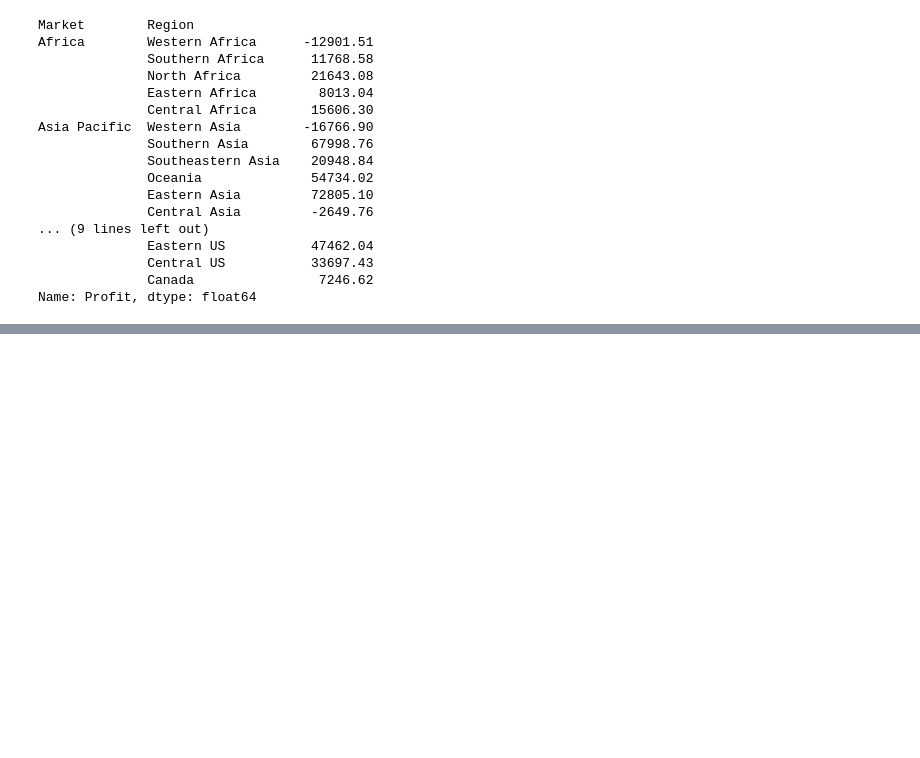
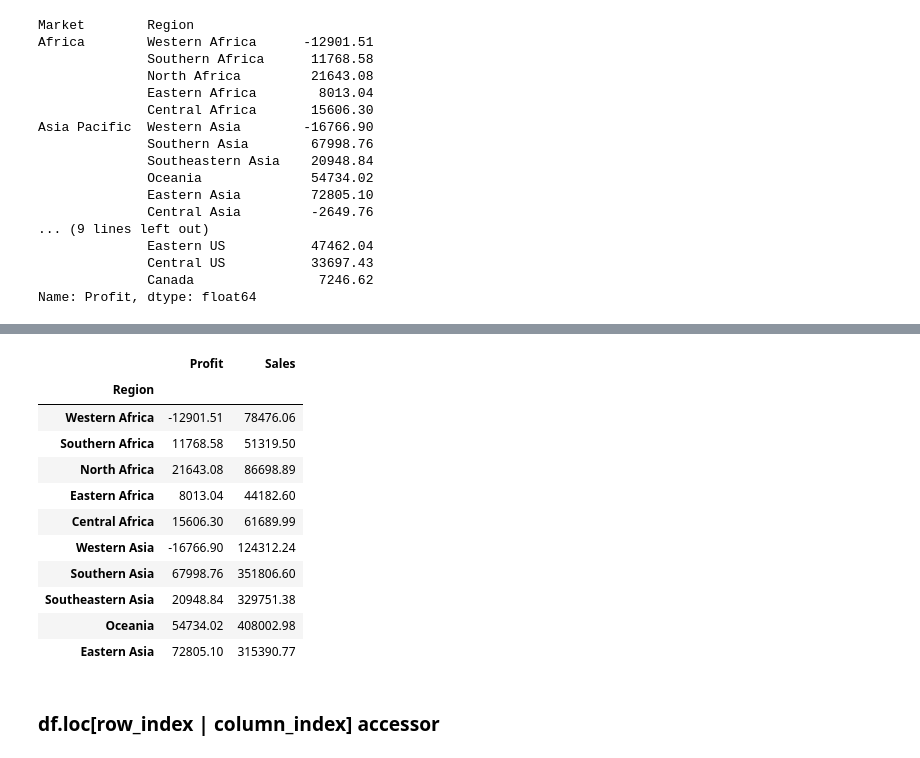
Before and after one commit to Kiran-Sawant/UpGrad, a Jupyter notebook: 02_Pandas/02_indexing_in_pandas.ipynb, the cells around one changed output, grey strips where cells are left out. Saved outputs shown, nothing was run; the diff lists cells and outputs as text; code cells hidden in the pictures; blank space fills up the shorter version.

Commit message:
Pandas accessors

```diff
--- a/02_Pandas/02_indexing_in_pandas.ipynb
+++ b/02_Pandas/02_indexing_in_pandas.ipynb
@@ -4,7 +6,7 @@ import os
 # %%
-csv_sales = os.path.join('assets', 'sales.xlsx')
+path_sales_csv = os.path.join('assets', 'sales.xlsx')
 
-sales = pd.read_excel(csv_sales, index_col=[0, 1])
+sales = pd.read_excel(path_sales_csv, index_col=[0, 1])
 sales.head()
 # %% [output]
 |  |  | No_of_Orders | Profit | Sales |
@@ -83,0 +90,3 @@ Name: Profit, dtype: float64
+# %%
+sales2 = pd.read_excel(path_sales_csv, index_col=[1])
+sales2.head()
@@ -83,0 +131,17 @@ Name: Profit, dtype: float64
+# %%
+sales2[['Profit', 'Sales']].head(10)
+# %% [output]
+|  | Profit | Sales |
+| Region |  |  |
+| Western Africa | -12901.51 | 78476.06 |
+| Southern Africa | 11768.58 | 51319.50 |
+| North Africa | 21643.08 | 86698.89 |
+| Eastern Africa | 8013.04 | 44182.60 |
+| Central Africa | 15606.30 | 61689.99 |
+| Western Asia | -16766.90 | 124312.24 |
+| Southern Asia | 67998.76 | 351806.60 |
+| Southeastern Asia | 20948.84 | 329751.38 |
+| Oceania | 54734.02 | 408002.98 |
+| Eastern Asia | 72805.10 | 315390.77 |
+# %% [markdown]
+### df.loc[row_index | column_index] accessor
```
Also changed, not shown: parts of 5 cells of this notebook.
